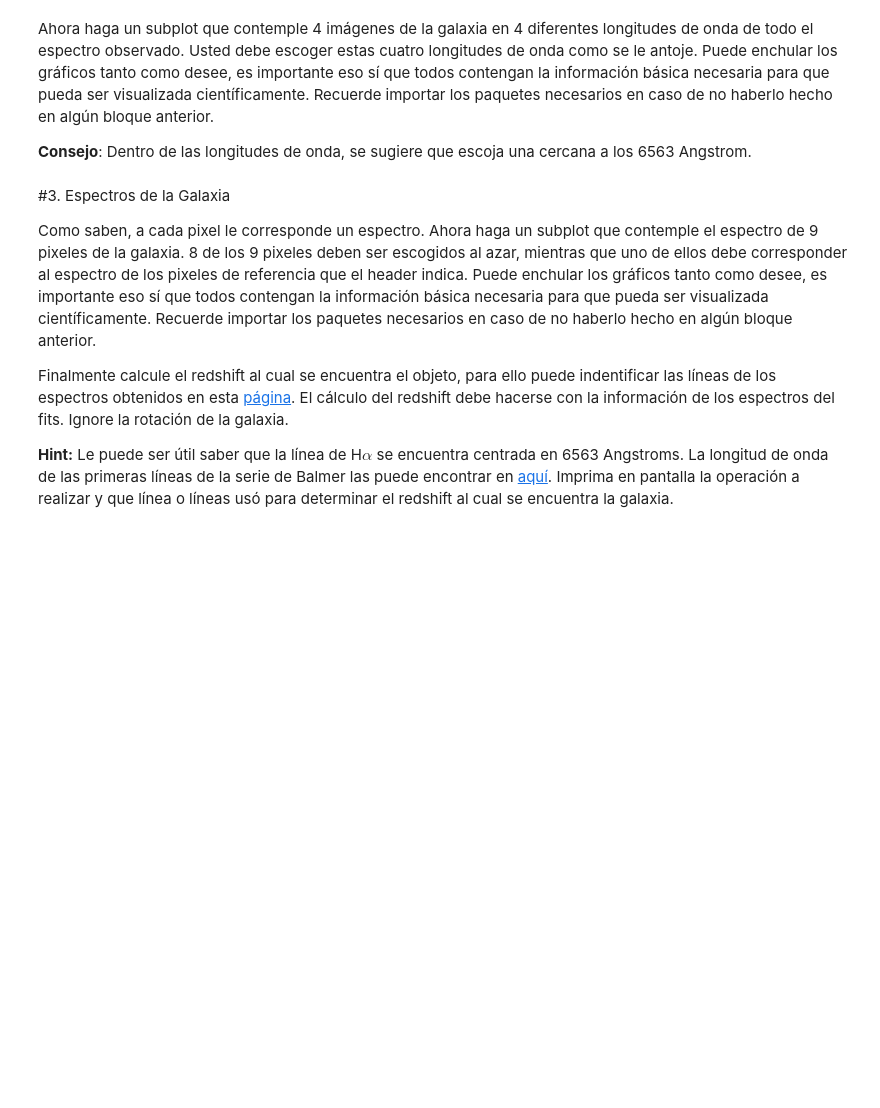
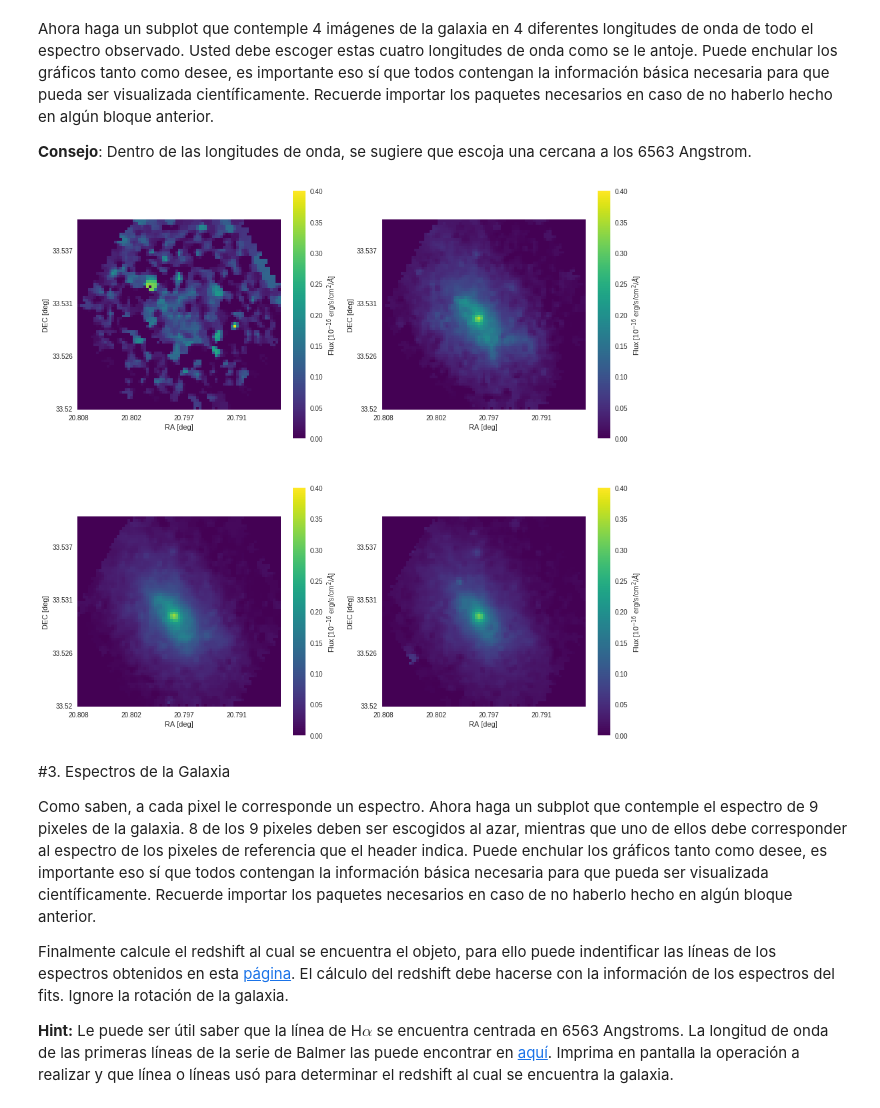
Before and after one commit to JoseJD7/minitarea4, a Jupyter notebook: minitarea4.ipynb, the cells around one changed output. Saved outputs shown, nothing was run; the diff lists cells and outputs as text; code cells hidden in the pictures; blank space fills up the shorter version.

```diff
--- a/minitarea4.ipynb
+++ b/minitarea4.ipynb
@@ -112,6 +122,70 @@ plt.colorbar()
 Ahora haga un subplot que contemple 4 imágenes de la galaxia en 4 diferentes longitudes de onda de todo el espectro observado. Usted debe escoger estas cuatro longitudes de onda como se le antoje. Puede enchular los gráficos tanto como desee, es importante eso sí que todos contengan la información básica necesaria para que pueda ser visualizada científicamente. Recuerde importar los paquetes necesarios en caso de no haberlo hecho en algún bloque anterior.
 
 **Consejo**: Dentro de las longitudes de onda, se sugiere que escoja una cercana a los 6563 Angstrom.
+# %%
+delt1 = np.arange(0,header['NAXIS1']) - (header['CRPIX1']-1)
+step1 = delt1*header['CD1_1']
+ra = step1 + header['CRVAL1']
+
+delt2 = np.arange(0,header['NAXIS2']) - (header['CRPIX2']-1)
+step2 = delt2*header['CD2_2']
+dec = step2 + header['CRVAL2']
+
+delt3 = np.arange(0,header['NAXIS3'])
+step3 = delt3*header['CD3_3']
+lo = step3 + header['CRVAL3']
+
+%matplotlib inline
+
+fig, ax = plt.subplots(figsize = (15,15), nrows = 2, ncols = 2) #Defino la cantidad de subgraficos
+#plt.setp(ax, xticks=[round(ra[0],3),round(ra[20],3),round(ra[40],3),round(ra[60],3)],
+       # yticks=[round(dec[0],3),round(dec[20],3),round(dec[40],3),round(dec[60],3)])
+
+uno = ax[0,0].imshow(data[1],cmap='viridis',origin='lower',vmin=0,vmax=0.4)
+ax[0,0].set_xticks((0,20,40,60)) #xticks, tupla con numeros originales, tupla con nuevos digitos
+ax[0,0].set_xticklabels((round(ra[0],3),round(ra[20],3),round(ra[40],3),round(ra[60],3)))
+ax[0,0].set_yticks((0,20,40,60))
+ax[0,0].set_yticklabels((round(dec[0],3),round(dec[20],3),round(dec[40],3),round(dec[60],3))) #yticks, tupla con numeros originales, tupla con nuevos digitos
+ax[0,0].set_xlabel('RA [deg]')
+ax[0,0].set_ylabel('DEC [deg]')
+ax[0,0].grid(b=None) #Esto para quitar las lineas de la imagen
+cb = fig.colorbar(uno,ax = ax[0,0])
+cb.set_label('Flux [10$^{-16}$ erg/s/cm$^2$/$\AA$]')
+
+dos = ax[0,1].imshow(data[450],cmap='viridis',origin='lower',vmin=0,vmax=0.4)
+ax[0,1].set_xticks((0,20,40,60)) #xticks, tupla con numeros originales, tupla con nuevos digitos
+ax[0,1].set_xticklabels((round(ra[0],3),round(ra[20],3),round(ra[40],3),round(ra[60],3)))
+ax[0,1].set_yticks((0,20,40,60))
+ax[0,1].set_yticklabels((round(dec[0],3),round(dec[20],3),round(dec[40],3),round(dec[60],3))) #yticks, tupla con numeros originales, tupla con nuevos digitos
+ax[0,1].set_xlabel('RA [deg]')
+ax[0,1].set_ylabel('DEC [deg]')
+ax[0,1].grid(b=None) #Esto para quitar las lineas de la imagen
+cb1 = fig.colorbar(dos,ax = ax[0,1])
+cb1.set_label('Flux [10$^{-16}$ erg/s/cm$^2$/$\AA$]')
+
+tres = ax[1,0].imshow(data[900],cmap='viridis',origin='lower',vmin=0,vmax=0.4)
+ax[1,0].set_xticks((0,20,40,60)) #xticks, tupla con numeros originales, tupla con nuevos digitos
+ax[1,0].set_xticklabels((round(ra[0],3),round(ra[20],3),round(ra[40],3),round(ra[60],3)))
+ax[1,0].set_yticks((0,20,40,60))
+ax[1,0].set_yticklabels((round(dec[0],3),round(dec[20],3),round(dec[40],3),round(dec[60],3))) #yticks, tupla con numeros originales, tupla con nuevos digitos
+ax[1,0].set_xlabel('RA [deg]')
+ax[1,0].set_ylabel('DEC [deg]')
+ax[1,0].grid(b=None) #Esto para quitar las lineas de la imagen
+cb = fig.colorbar(tres,ax = ax[1,0])
+cb.set_label('Flux [10$^{-16}$ erg/s/cm$^2$/$\AA$]')
+
+cuatro = ax[1,1].imshow(data[1400],cmap='viridis',origin='lower',vmin=0,vmax=0.4)
+ax[1,1].set_xticks((0,20,40,60)) #xticks, tupla con numeros originales, tupla con nuevos digitos
+ax[1,1].set_xticklabels((round(ra[0],3),round(ra[20],3),round(ra[40],3),round(ra[60],3)))
+ax[1,1].set_yticks((0,20,40,60))
+ax[1,1].set_yticklabels((round(dec[0],3),round(dec[20],3),round(dec[40],3),round(dec[60],3))) #yticks, tupla con numeros originales, tupla con nuevos digitos
+ax[1,1].set_xlabel('RA [deg]')
+ax[1,1].set_ylabel('DEC [deg]')
+ax[1,1].grid(b=None) #Esto para quitar las lineas de la imagen
+cb1 = fig.colorbar(cuatro,ax = ax[1,1])
+cb1.set_label('Flux [10$^{-16}$ erg/s/cm$^2$/$\AA$]')
+# %% [output]
+[figure, added]
 # %% [markdown]
 #3. Espectros de la Galaxia
 
```
Also changed, not shown: parts of 2 cells of this notebook.
